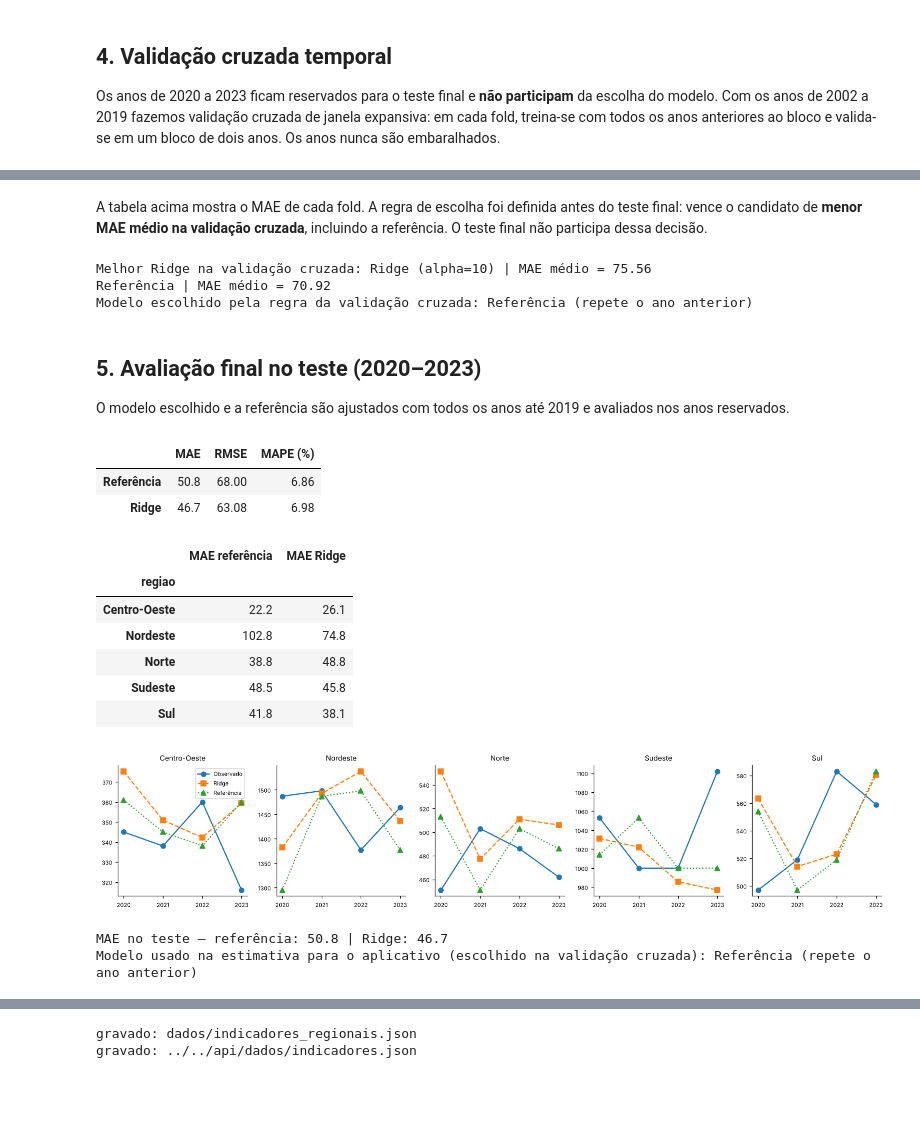
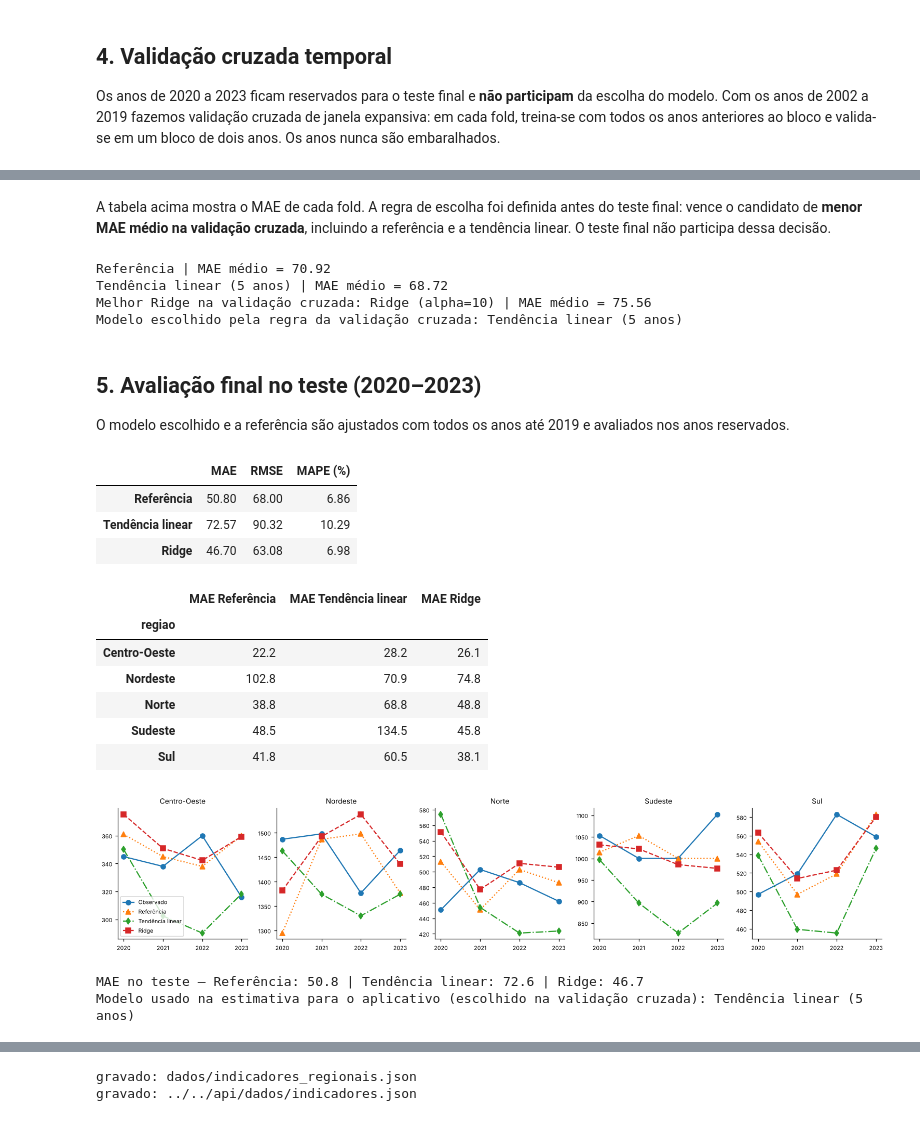
Before and after one commit to BrunoSalau/Projeto-Integrador, a Jupyter notebook: dataScience/data-science/notebook_modelagem.ipynb, the cells around one changed output, grey strips where cells are left out. Cells and saved outputs as stored; diff of their text form; code cells hidden in the pictures; blank space fills up the shorter version.

Commit message:
arrumando o tratamento de dados sobre registro e estimativa no notebook

```diff
--- a/dataScience/data-science/notebook_modelagem.ipynb
+++ b/dataScience/data-science/notebook_modelagem.ipynb
@@ -110,7 +124,8 @@ ANO_TESTE = 2020
 treino_total = base[base['ano'] < ANO_TESTE]
 teste = base[base['ano'] >= ANO_TESTE]
 folds = [(2012, 2013), (2014, 2015), (2016, 2017), (2018, 2019)]
-candidatos = {'Referência (repete o ano anterior)': prever_referencia}
+TENDENCIA = 'Tendência linear (5 anos)'
+candidatos = {'Referência (repete o ano anterior)': prever_referencia, TENDENCIA: prever_tendencia(5)}
 for a in [0.1, 1, 3, 10, 30]:
     candidatos[f'Ridge (alpha={a})'] = prever_ridge(a)
 
@@ -146,19 +163,22 @@ cv.pivot(index='modelo', columns='validação', values='MAE').loc[list(candidato
 | Ridge (alpha=10) | 41.3 | 56.6 | 50.3 | 154.1 |
 | Ridge (alpha=30) | 45.5 | 60.6 | 51.4 | 152.7 |
 # %% [markdown]
-A tabela acima mostra o MAE de cada fold. A regra de escolha foi definida antes do teste final: vence o candidato de **menor MAE médio na validação cruzada**, incluindo a referência. O teste final não participa dessa decisão.
+A tabela acima mostra o MAE de cada fold. A regra de escolha foi definida antes do teste final: vence o candidato de **menor MAE médio na validação cruzada**, incluindo a referência e a tendência linear. O teste final não participa dessa decisão.
 # %%
 REFERENCIA = 'Referência (repete o ano anterior)'
 medias = cv.groupby('modelo')['MAE'].mean()
-melhor_ridge = medias.drop(REFERENCIA).idxmin()
+ridges = [n for n in medias.index if n.startswith('Ridge')]
+melhor_ridge = medias[ridges].idxmin()
 modelo_final = medias.idxmin()
+print('Referência | MAE médio =', round(medias[REFERENCIA], 2))
+print(TENDENCIA, '| MAE médio =', round(medias[TENDENCIA], 2))
 print('Melhor Ridge na validação cruzada:', melhor_ridge, '| MAE médio =', round(medias[melhor_ridge], 2))
-print('Referência | MAE médio =', round(medias[REFERENCIA], 2))
 print('Modelo escolhido pela regra da validação cruzada:', modelo_final)
 # %% [output]
+Referência | MAE médio = 70.92
+Tendência linear (5 anos) | MAE médio = 68.72
 Melhor Ridge na validação cruzada: Ridge (alpha=10) | MAE médio = 75.56
-Referência | MAE médio = 70.92
-Modelo escolhido pela regra da validação cruzada: Referência (repete o ano anterior)
+Modelo escolhido pela regra da validação cruzada: Tendência linear (5 anos)
 # %% [markdown]
 ## 5. Avaliação final no teste (2020–2023)
 O modelo escolhido e a referência são ajustados com todos os anos até 2019 e avaliados nos anos reservados.
@@ -166,52 +186,52 @@ O modelo escolhido e a referência são ajustados com todos os anos até 2019 e
 y_teste = teste['y'].to_numpy()
 previsto = {
     'Referência': prever_referencia(treino_total, teste),
+    'Tendência linear': candidatos[TENDENCIA](treino_total, teste),
     'Ridge': candidatos[melhor_ridge](treino_total, teste),
 }
 tabela_teste = pd.DataFrame({k: metricas(y_teste, v) for k, v in previsto.items()}).T.round(2)
 tabela_teste
 # %% [output]
 |  | MAE | RMSE | MAPE (%) |
-| Referência | 50.8 | 68.00 | 6.86 |
-| Ridge | 46.7 | 63.08 | 6.98 |
+| Referência | 50.80 | 68.00 | 6.86 |
+| Tendência linear | 72.57 | 90.32 | 10.29 |
+| Ridge | 46.70 | 63.08 | 6.98 |
 # %%
 teste_det = teste[['regiao', 'ano', 'y']].copy()
-teste_det['ref'] = previsto['Referência']
-teste_det['ridge'] = previsto['Ridge']
+for k, v in previsto.items():
+    teste_det[k] = v
 por_regiao = teste_det.groupby('regiao').apply(
-    lambda t: pd.Series({
-        'MAE referência': np.mean(np.abs(t['ref'] - t['y'])),
-        'MAE Ridge': np.mean(np.abs(t['ridge'] - t['y'])),
-    }),
+    lambda t: pd.Series({f'MAE {k}': np.mean(np.abs(t[k] - t['y'])) for k in previsto}),
     include_groups=False,
 ).round(1)
 por_regiao
 # %% [output]
-|  | MAE referência | MAE Ridge |
-| regiao |  |  |
-| Centro-Oeste | 22.2 | 26.1 |
-| Nordeste | 102.8 | 74.8 |
-| Norte | 38.8 | 48.8 |
-| Sudeste | 48.5 | 45.8 |
-| Sul | 41.8 | 38.1 |
+|  | MAE Referência | MAE Tendência linear | MAE Ridge |
+| regiao |  |  |  |
+| Centro-Oeste | 22.2 | 28.2 | 26.1 |
+| Nordeste | 102.8 | 70.9 | 74.8 |
+| Norte | 38.8 | 68.8 | 48.8 |
+| Sudeste | 48.5 | 134.5 | 45.8 |
+| Sul | 41.8 | 60.5 | 38.1 |
 # %%
 fig, eixos = plt.subplots(1, 5, figsize=(14, 3), sharex=True)
+estilo = {'Referência': ('^', ':'), 'Tendência linear': ('d', '-.'), 'Ridge': ('s', '--')}
 for ax, (regiao, t) in zip(eixos, teste_det.groupby('regiao')):
     ax.plot(t['ano'], t['y'], marker='o', label='Observado')
-    ax.plot(t['ano'], t['ridge'], marker='s', ls='--', label='Ridge')
-    ax.plot(t['ano'], t['ref'], marker='^', ls=':', label='Referência')
+    for k, (marcador, linha) in estilo.items():
+        ax.plot(t['ano'], t[k], marker=marcador, ls=linha, label=k)
     ax.set_title(regiao, fontsize=9)
     ax.set_xticks(sorted(teste['ano'].unique()))
     ax.tick_params(labelsize=7)
 eixos[0].legend(fontsize=7)
 plt.tight_layout()
 plt.show()
 # %% [output]
-[figure, old version]
+[figure, new version]
 # %%
-print(f"MAE no teste — referência: {tabela_teste.loc['Referência', 'MAE']:.1f} | Ridge: {tabela_teste.loc['Ridge', 'MAE']:.1f}")
+print('MAE no teste — ' + ' | '.join(f"{k}: {tabela_teste.loc[k, 'MAE']:.1f}" for k in previsto))
 print('Modelo usado na estimativa para o aplicativo (escolhido na validação cruzada):', modelo_final)
 # %% [output]
-MAE no teste — referência: 50.8 | Ridge: 46.7
-Modelo usado na estimativa para o aplicativo (escolhido na validação cruzada): Referência (repete o ano anterior)
+MAE no teste — Referência: 50.8 | Tendência linear: 72.6 | Ridge: 46.7
+Modelo usado na estimativa para o aplicativo (escolhido na validação cruzada): Tendência linear (5 anos)
 # %% [markdown]
```
Also changed, not shown: parts of 9 cells of this notebook, 5 other files.
